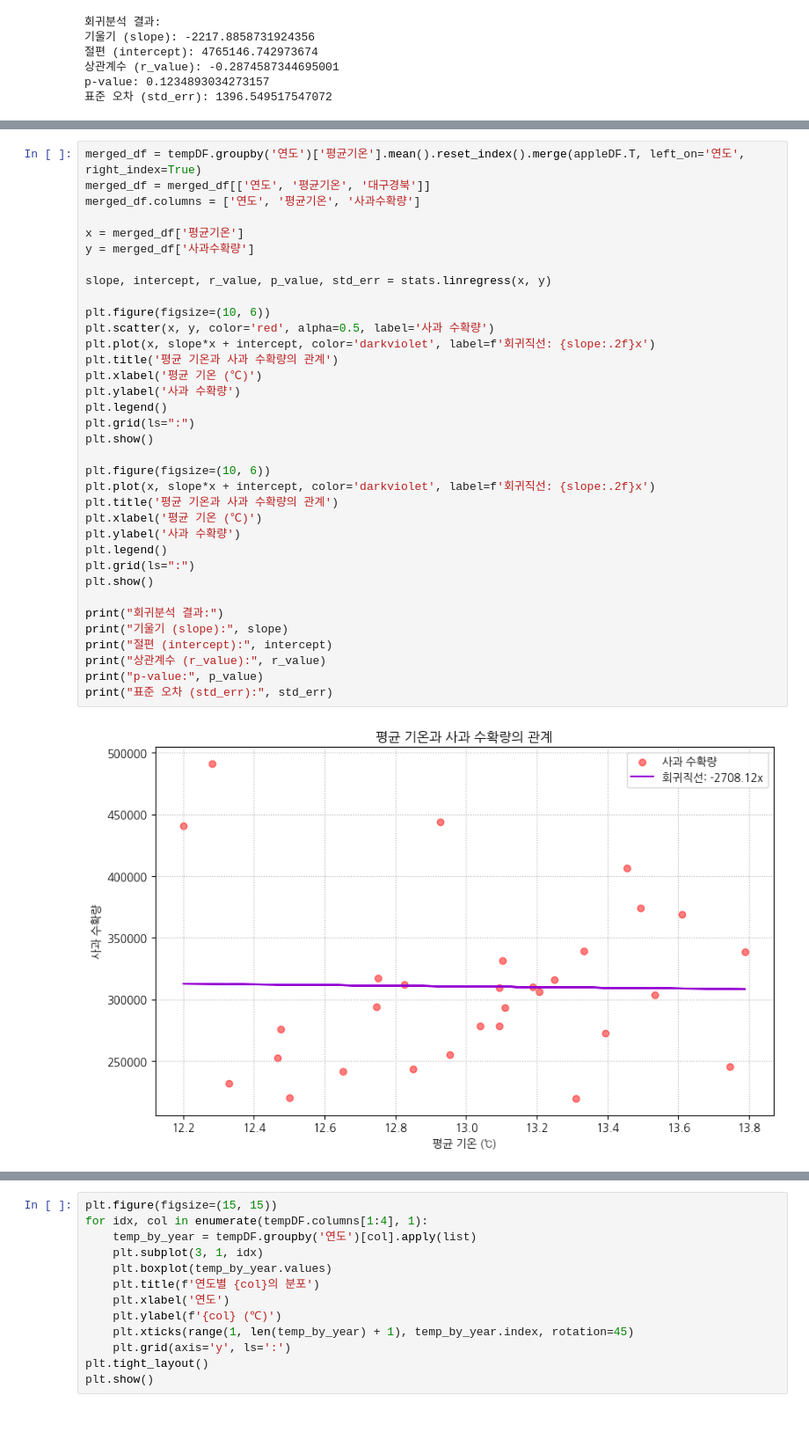
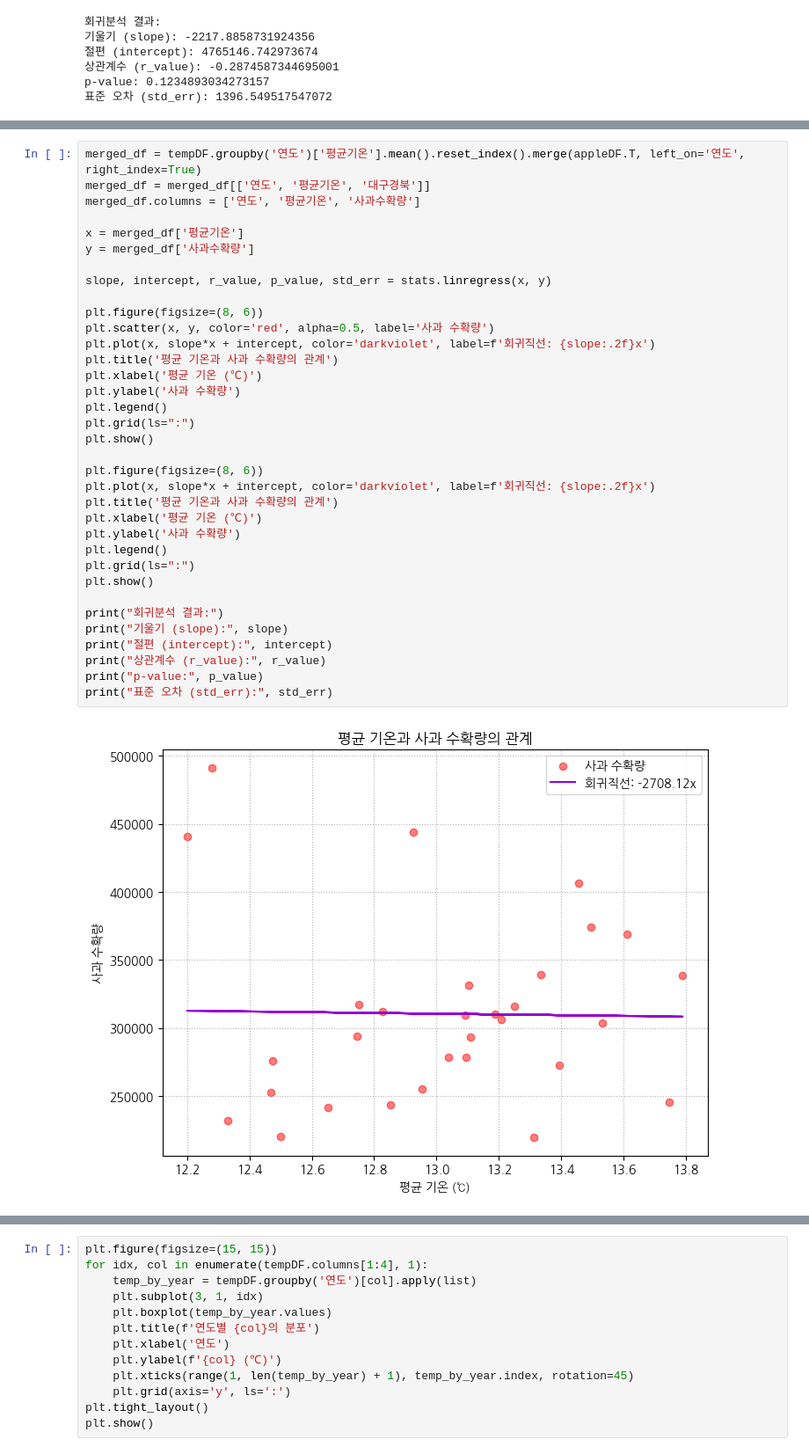
Before and after one commit to KDT-mini-project-06/KDT-mini_project-06, a Jupyter notebook: 이현길/temperature.ipynb, the cells around one changed output, grey strips where cells are left out. Shown at 88% size. Saved outputs shown, nothing was run; the diff lists cells and outputs as text; blank space fills up the shorter version.

```diff
--- a/이현길/temperature.ipynb
+++ b/이현길/temperature.ipynb
@@ -188,33 +259,33 @@ merged_df.columns = ['연도', '평균기온', '사과수확량']
 
 x = merged_df['평균기온']
 y = merged_df['사과수확량']
 
 slope, intercept, r_value, p_value, std_err = stats.linregress(x, y)
 
-plt.figure(figsize=(10, 6))
+plt.figure(figsize=(8, 6))
 plt.scatter(x, y, color='red', alpha=0.5, label='사과 수확량')
 plt.plot(x, slope*x + intercept, color='darkviolet', label=f'회귀직선: {slope:.2f}x')
 plt.title('평균 기온과 사과 수확량의 관계')
 plt.xlabel('평균 기온 (℃)')
 plt.ylabel('사과 수확량')
 plt.legend()
 plt.grid(ls=":")
 plt.show()
 
-plt.figure(figsize=(10, 6))
+plt.figure(figsize=(8, 6))
 plt.plot(x, slope*x + intercept, color='darkviolet', label=f'회귀직선: {slope:.2f}x')
 plt.title('평균 기온과 사과 수확량의 관계')
 plt.xlabel('평균 기온 (℃)')
 plt.ylabel('사과 수확량')
 plt.legend()
 plt.grid(ls=":")
 plt.show()
 
 print("회귀분석 결과:")
 print("기울기 (slope):", slope)
 print("절편 (intercept):", intercept)
 print("상관계수 (r_value):", r_value)
 print("p-value:", p_value)
 print("표준 오차 (std_err):", std_err)
 # %% [output]
-[figure, old version]
+[figure, new version]
```
Also changed, not shown: parts of 9 cells of this notebook, 2 other files.
